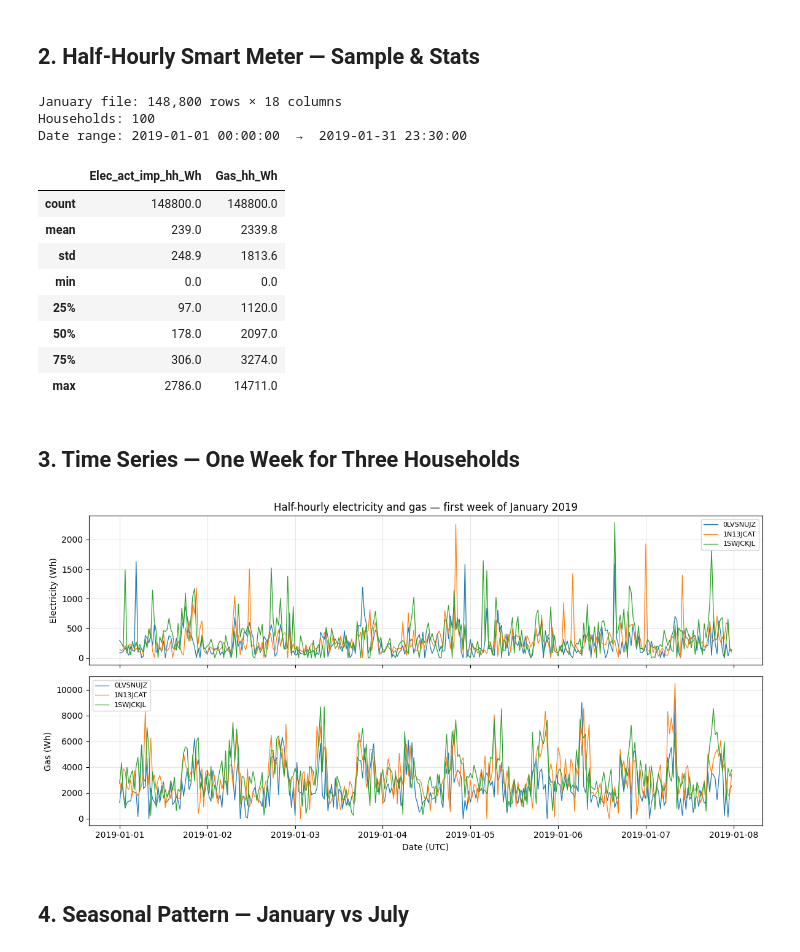
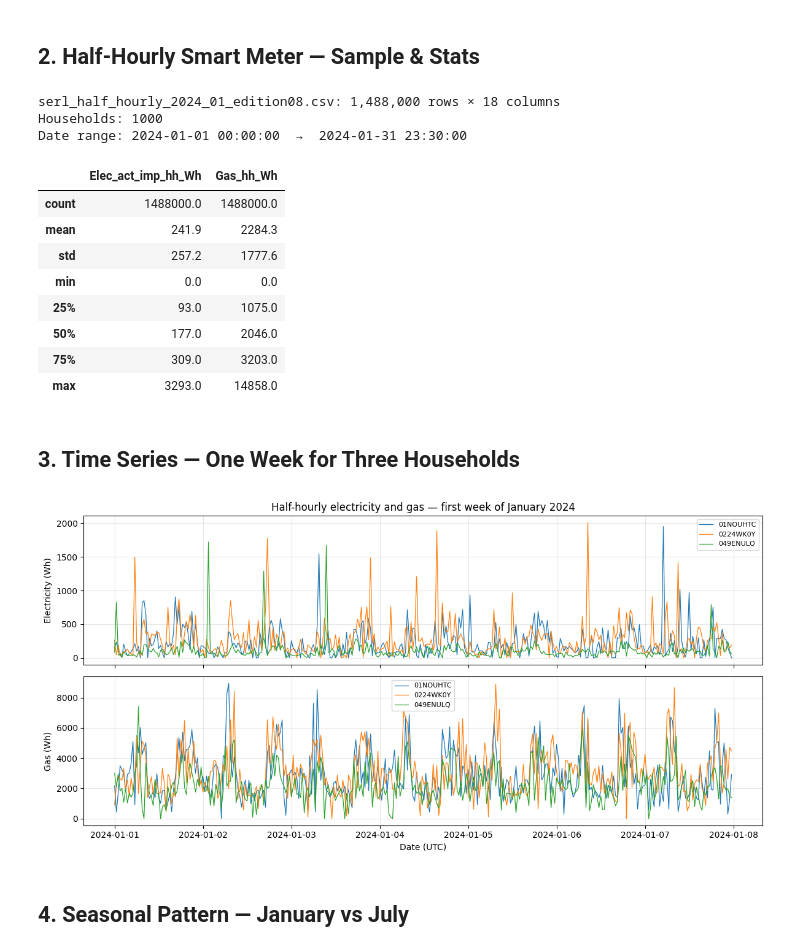
Before and after one commit to BarsantiMatteo/serl-mock, a Jupyter notebook: notebooks/explore_mock_data.ipynb, the cells around one changed output. Cells and saved outputs as stored; diff of their text form; code cells hidden in the pictures.

```diff
--- a/notebooks/explore_mock_data.ipynb
+++ b/notebooks/explore_mock_data.ipynb
@@ -16,10 +16,18 @@ warnings.filterwarnings("ignore")
 # Resolve project root robustly whether CWD is notebooks/ or project root
 _cwd = Path().resolve()
 ROOT = _cwd.parent if _cwd.name == "notebooks" else _cwd
-DATA_DIR = ROOT / "data" / "mock"
+
+# Change this to explore a different edition (see config/serl_mock_edition*.yaml)
+EDITION_LABEL = "edition08"
+DATA_DIR = ROOT / "data" / "mock" / EDITION_LABEL
+INTERNAL_DIR = DATA_DIR / "mock_internal"
 HH_DIR = DATA_DIR / "serl_smart_meter_hh_edition08"
 
-assert DATA_DIR.exists(), f"Data directory not found: {DATA_DIR}"
+assert DATA_DIR.exists(), (
+    f"Data directory not found: {DATA_DIR}\n"
+    f"Run: uv run python scripts/generate_mock_data.py --skip-weather "
+    f"--config config/serl_mock_{EDITION_LABEL}.yaml"
+)
 print("Root:", ROOT)
 print("Data dir:", DATA_DIR)
 # %% [output]
@@ -28,19 +36,23 @@ Data dir: C:\Users\matte\projects_python\serl-mock\data\mock
 # %% [markdown]
 ## 1. Dataset Inventory
 # %%
-# Flat CSV files
-flat_files = [f for f in DATA_DIR.glob("*.csv")]
+# Top-level and mock_internal CSV files
+flat_files = sorted(DATA_DIR.glob("*.csv")) + sorted(INTERNAL_DIR.glob("*.csv"))
 # HH monthly files
 hh_files = sorted(HH_DIR.glob("*.csv"))
 
 rows = []
-for f in sorted(flat_files):
-    df = pd.read_csv(f, encoding="latin-1")
-    rows.append({"file": f.name, "rows": df.shape[0], "columns": df.shape[1]})
+for f in flat_files:
+    try:
+        df = pd.read_csv(f, encoding="latin-1")
+        rows.append({"file": f.relative_to(DATA_DIR).as_posix(), "rows": df.shape[0], "columns": df.shape[1]})
+    except Exception as exc:
+        rows.append({"file": f.relative_to(DATA_DIR).as_posix(), "rows": "?", "columns": f"(unreadable: {exc.__class__.__name__})"})
 rows.append({"file": "--- half-hourly files ---", "rows": "", "columns": ""})
 for f in hh_files:
-    df = pd.read_csv(f, usecols=["PUPRN"])
-    rows.append({"file": f.name, "rows": len(df), "columns": "17"})
+    n_cols = len(pd.read_csv(f, nrows=0).columns)
+    n_rows = len(pd.read_csv(f, usecols=["PUPRN"]))
+    rows.append({"file": f.name, "rows": n_rows, "columns": n_cols})
 
-pd.DataFrame(rows).to_string(index=False)
+pd.DataFrame(rows)
 # %% [output]
@@ -48,62 +76,65 @@ pd.DataFrame(rows).to_string(index=False)
 # %% [markdown]
 ## 2. Half-Hourly Smart Meter — Sample & Stats
 # %%
-hh_jan = pd.read_csv(HH_DIR / "serl_half_hourly_2019_01_edition08.csv")
+hh_files_sorted = sorted(HH_DIR.glob("*.csv"))
+assert hh_files_sorted, f"No half-hourly files found in {HH_DIR}"
+
+hh_jan = pd.read_csv(hh_files_sorted[0])
 hh_jan["dt"] = pd.to_datetime(hh_jan["Read_date_time_UTC"].str.rstrip("Z"))
 
-print(f"January file: {hh_jan.shape[0]:,} rows × {hh_jan.shape[1]} columns")
+print(f"{hh_files_sorted[0].name}: {hh_jan.shape[0]:,} rows × {hh_jan.shape[1]} columns")
 print(f"Households: {hh_jan['PUPRN'].nunique()}")
 print(f"Date range: {hh_jan['dt'].min()}  →  {hh_jan['dt'].max()}\n")
 
 cols = ["Elec_act_imp_hh_Wh", "Gas_hh_Wh"]
 hh_jan[cols].describe().round(1)
 # %% [output]
-January file: 148,800 rows × 18 columns
-Households: 100
-Date range: 2019-01-01 00:00:00  →  2019-01-31 23:30:00
+serl_half_hourly_2024_01_edition08.csv: 1,488,000 rows × 18 columns
+Households: 1000
+Date range: 2024-01-01 00:00:00  →  2024-01-31 23:30:00
 |  | Elec_act_imp_hh_Wh | Gas_hh_Wh |
-| count | 148800.0 | 148800.0 |
-| mean | 239.0 | 2339.8 |
-| std | 248.9 | 1813.6 |
+| count | 1488000.0 | 1488000.0 |
+| mean | 241.9 | 2284.3 |
+| std | 257.2 | 1777.6 |
 | min | 0.0 | 0.0 |
-| 25% | 97.0 | 1120.0 |
-| 50% | 178.0 | 2097.0 |
-| 75% | 306.0 | 3274.0 |
-| max | 2786.0 | 14711.0 |
+| 25% | 93.0 | 1075.0 |
+| 50% | 177.0 | 2046.0 |
+| 75% | 309.0 | 3203.0 |
+| max | 3293.0 | 14858.0 |
 # %% [markdown]
 ## 3. Time Series — One Week for Three Households
 # %%
-# Pick 3 PUPRNs that have gas (Gas_hh_Wh > 0 in January)
+# Pick 3 PUPRNs that have gas (Gas_hh_Wh > 0 in the first available month)
 gas_households = (
     hh_jan.groupby("PUPRN")["Gas_hh_Wh"].sum()
     .loc[lambda s: s > 0]
     .index.tolist()
 )
 sample_puprns = gas_households[:3]
 
 # One week: 7 days × 48 HH periods = 336 rows per household
 week = hh_jan[
     (hh_jan["PUPRN"].isin(sample_puprns)) &
     (hh_jan["dt"] < hh_jan["dt"].min() + pd.Timedelta(days=7))
 ].sort_values(["PUPRN", "dt"])
 
 fig, axes = plt.subplots(2, 1, figsize=(12, 6), sharex=True)
 for puprn in sample_puprns:
     sub = week[week["PUPRN"] == puprn]
     axes[0].plot(sub["dt"], sub["Elec_act_imp_hh_Wh"], label=puprn, linewidth=0.9)
     axes[1].plot(sub["dt"], sub["Gas_hh_Wh"], label=puprn, linewidth=0.9)
 
 axes[0].set_ylabel("Electricity (Wh)")
 axes[1].set_ylabel("Gas (Wh)")
 axes[1].set_xlabel("Date (UTC)")
 for ax in axes:
     ax.legend(fontsize=8)
     ax.grid(True, alpha=0.3)
-axes[0].set_title("Half-hourly electricity and gas — first week of January 2019")
+axes[0].set_title(f"Half-hourly electricity and gas — first week of {hh_jan['dt'].min():%B %Y}")
 fig.tight_layout()
 plt.show()
 # %% [output]
-[figure, old version]
+[figure, new version]
 # %% [markdown]
 ## 4. Seasonal Pattern — January vs July
 # %%
```
Also changed, not shown: parts of 6 cells of this notebook, 1 other file.
